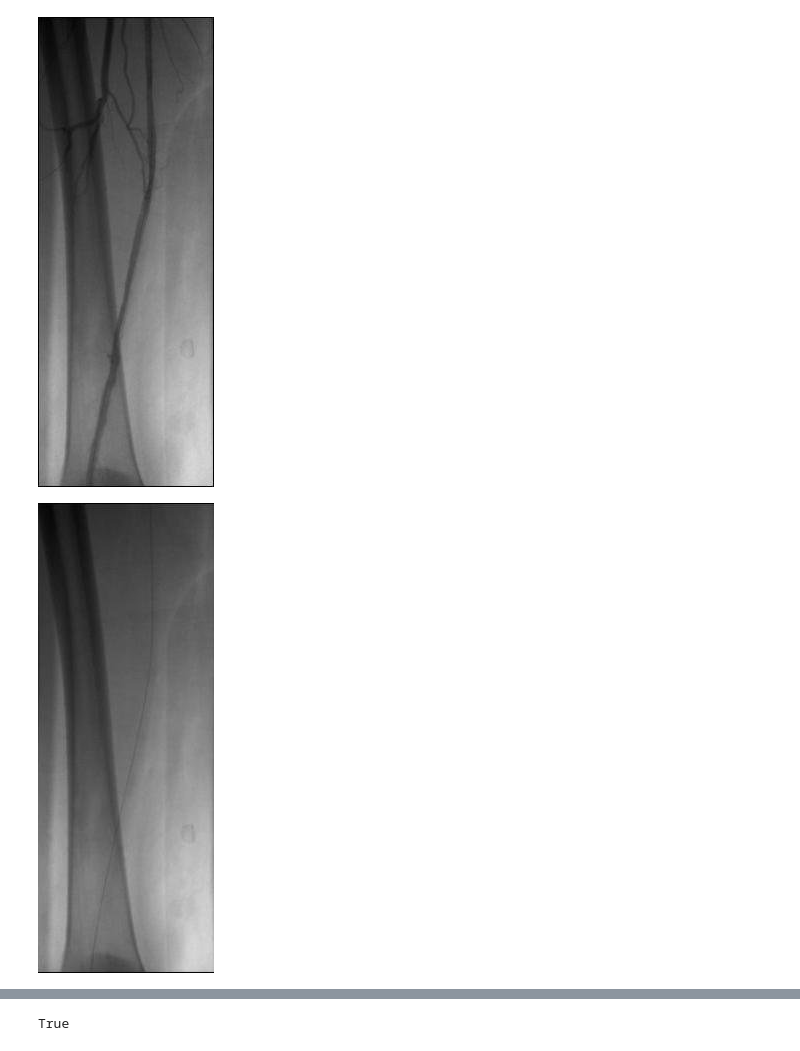
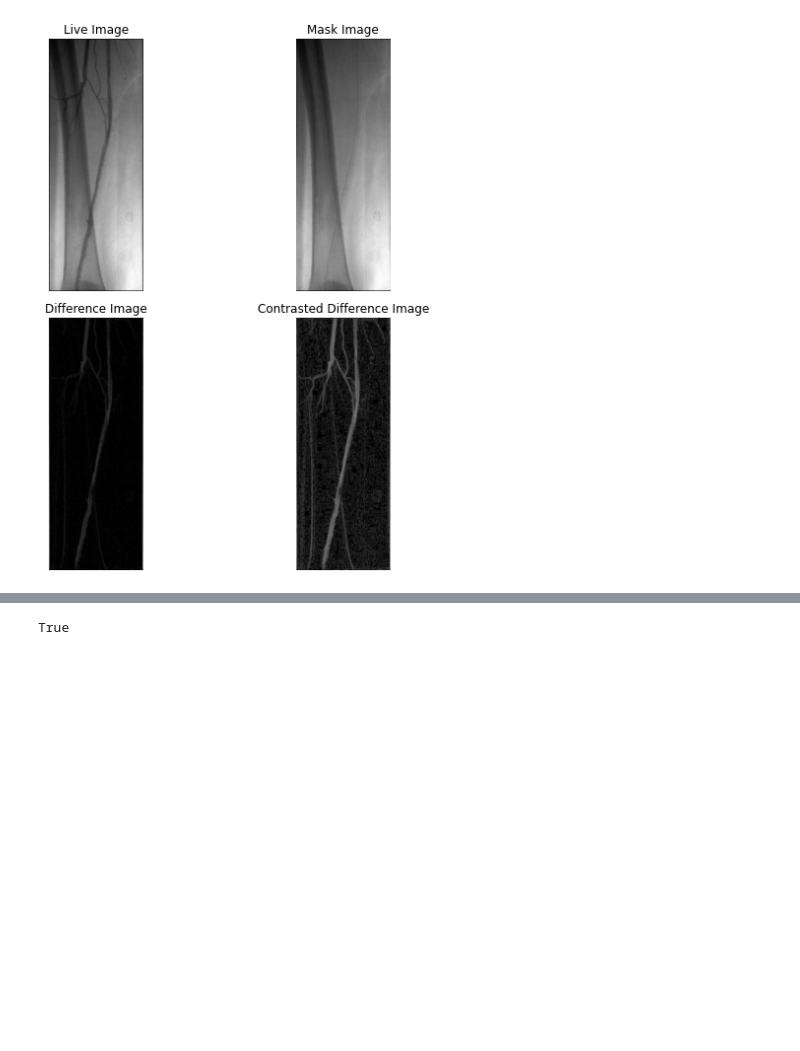
Before and after one commit to ngotancuong/mse.dip, a Jupyter notebook: L5_1_Image_Subtraction.ipynb, the cells around one changed output, grey strips where cells are left out. Cells and saved outputs as stored; diff of their text form; code cells hidden in the pictures; blank space fills up the shorter version.

```diff
--- a/L5_1_Image_Subtraction.ipynb
+++ b/L5_1_Image_Subtraction.ipynb
@@ -3,41 +3,51 @@
 # %%
 import cv2
 import numpy as np
-from google.colab.patches import cv2_imshow
 import urllib.request
+from matplotlib import pyplot as plt
 
 # load test images
 live = urllib.request.urlopen('https://raw.githubusercontent.com/ngotancuong/mse.dip/main/images/live.jpg')
 arr = np.asarray(bytearray(live.read()), dtype=np.uint8)
 liveImg = cv2.imdecode(arr, -1) # 'Load it as it is'
 
 mask = urllib.request.urlopen('https://raw.githubusercontent.com/ngotancuong/mse.dip/main/images/mask.jpg')
 arr = np.asarray(bytearray(mask.read()), dtype=np.uint8)
 maskImg = cv2.imdecode(arr, -1) # 'Load it as it is'
-
-#liveImg = cv2.imread('https://raw.githubusercontent.com/ngotancuong/mse.dip/main/images/live.jpg')
-#maskImg = cv2.imread('https://raw.githubusercontent.com/ngotancuong/mse.dip/main/images/mask.jpg')
 
 # convert images to float data type
 liveImg = liveImg.astype(float)
 maskImg = maskImg.astype(float)
 
 # calculate the difference between two images
 diffImg = np.abs(maskImg - liveImg)
 gamma = 0.5
 diffImg_contrasted = np.power(diffImg, gamma)
 
 # show images
-cv2_imshow(liveImg)
-cv2_imshow(maskImg)
-cv2_imshow(diffImg)
-cv2_imshow(diffImg_contrasted)
-cv2.waitKey(0)
-cv2.destroyAllWindows()
+fig, axes = plt.subplots(nrows=2, ncols=2, figsize=(8,8))
+ax = axes.ravel()
+
+ax[0].imshow(liveImg, cmap='gray')
+ax[0].set_title('Live Image')
+
+ax[1].imshow(maskImg, cmap='gray')
+ax[1].set_title('Mask Image')
+
+ax[2].imshow(diffImg, cmap='gray')
+ax[2].set_title('Difference Image')
+
+ax[3].imshow(diffImg_contrasted, cmap='gray')
+ax[3].set_title('Contrasted Difference Image')
+
+for a in ax:
+    a.axis('off')
+
+plt.tight_layout()
+plt.show()
 
 # save images
 cv2.imwrite('Image_Subtraction.jpg', diffImg)
 cv2.imwrite('Image_Subtraction_with_contrast.jpg', diffImg_contrasted)
 # %% [output]
-[figure, old version]
+[figure, new version]
-[figure, removed]
```
Also changed, not shown: parts of 1 cell of this notebook.
